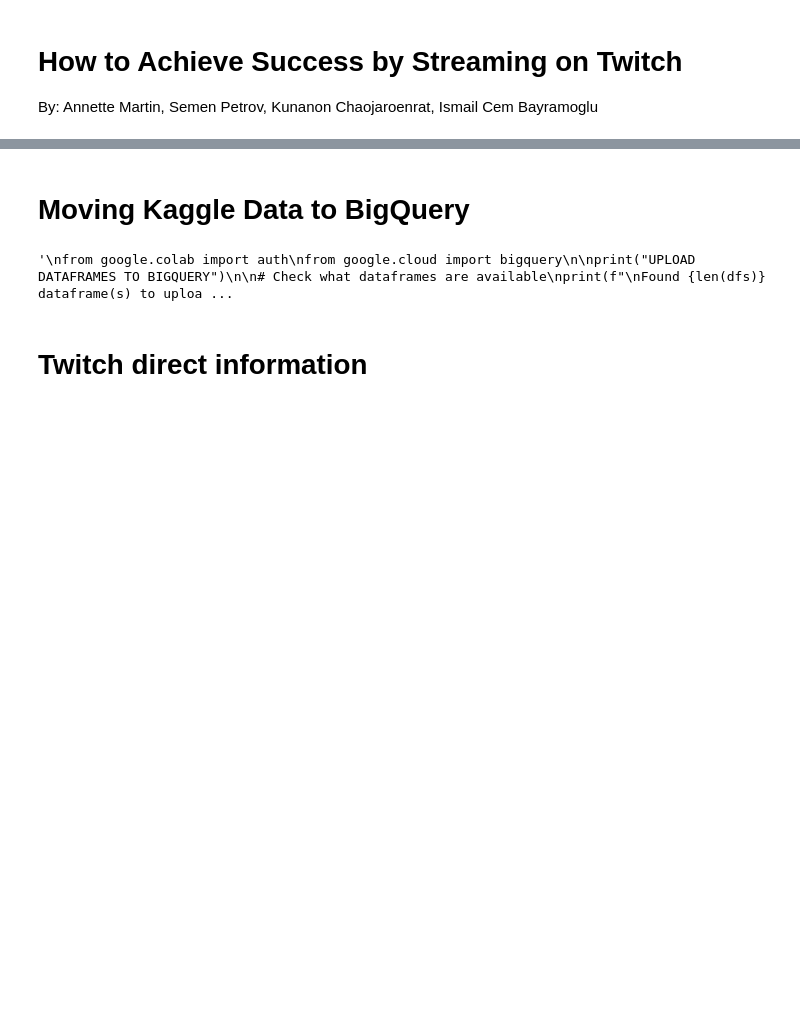
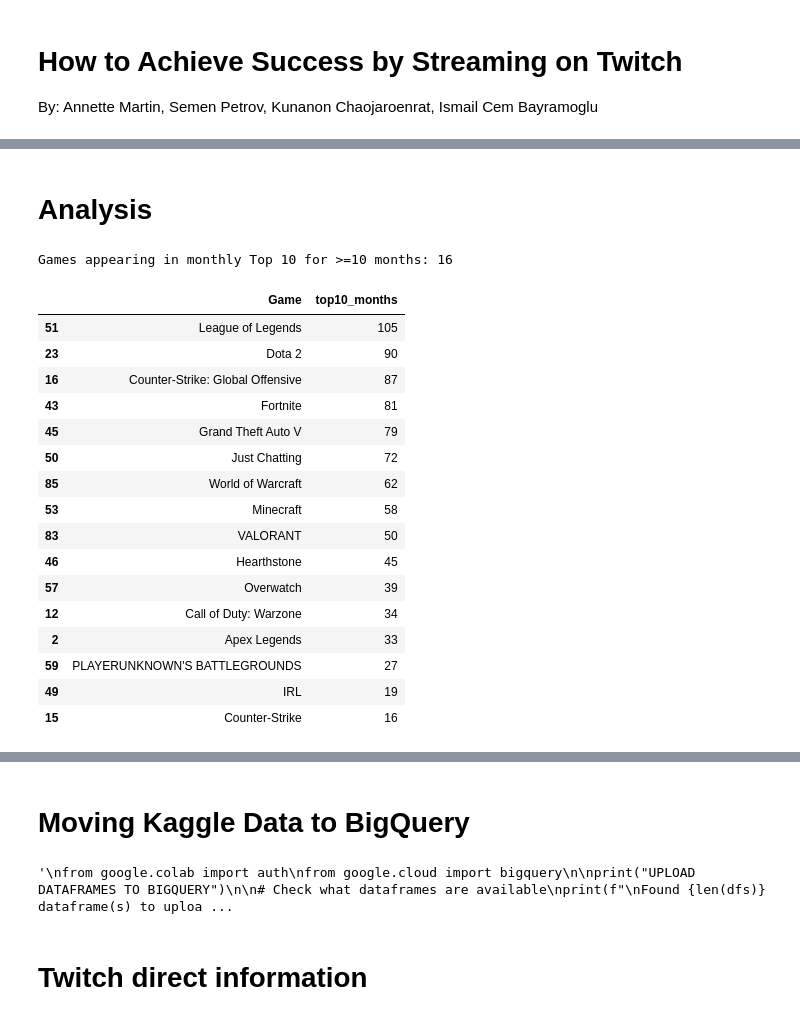
Before and after one commit to annhmartin/Decision-Support-Structure, a Jupyter notebook: Twitch.ipynb, the cells around one changed output, grey strips where cells are left out. Cells and saved outputs as stored; diff of their text form; code cells hidden in the pictures; blank space fills up the shorter version.

```diff
--- a/Twitch.ipynb
+++ b/Twitch.ipynb
@@ -110,0 +151,34 @@ display(dfs["top_games"].tail())
+# %% [markdown]
+# Analysis
+# %%
+top10 = dfs["top_games_Twitch_game_data"].query("Rank <= 10")
+
+game_counts_df = (
+    top10.groupby("Game", as_index=False)
+        .size()
+        .rename(columns={"size": "top10_months"})
+        .query("top10_months >= 10")
+        .sort_values("top10_months", ascending=False)
+)
+
+print(f"Games appearing in monthly Top 10 for >=10 months: {len(game_counts_df)}")
+display(game_counts_df.head(20))
+# %% [output]
+Games appearing in monthly Top 10 for >=10 months: 16
+|  | Game | top10_months |
+| 51 | League of Legends | 105 |
+| 23 | Dota 2 | 90 |
+| 16 | Counter-Strike: Global Offensive | 87 |
+| 43 | Fortnite | 81 |
+| 45 | Grand Theft Auto V | 79 |
+| 50 | Just Chatting | 72 |
+| 85 | World of Warcraft | 62 |
+| 53 | Minecraft | 58 |
+| 83 | VALORANT | 50 |
+| 46 | Hearthstone | 45 |
+| 57 | Overwatch | 39 |
+| 12 | Call of Duty: Warzone | 34 |
+| 2 | Apex Legends | 33 |
+| 59 | PLAYERUNKNOWN'S BATTLEGROUNDS | 27 |
+| 49 | IRL | 19 |
+| 15 | Counter-Strike | 16 |
```
Also changed, not shown: parts of 29 cells of this notebook.
